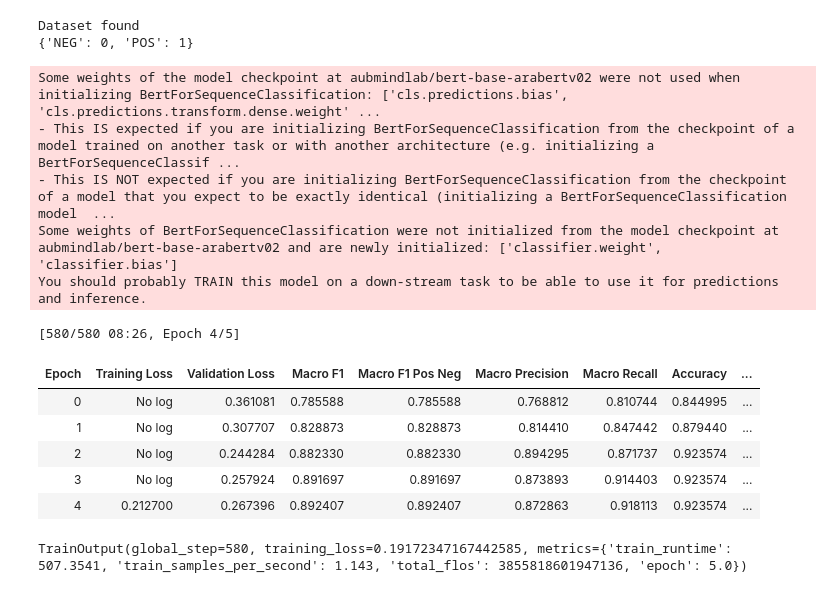
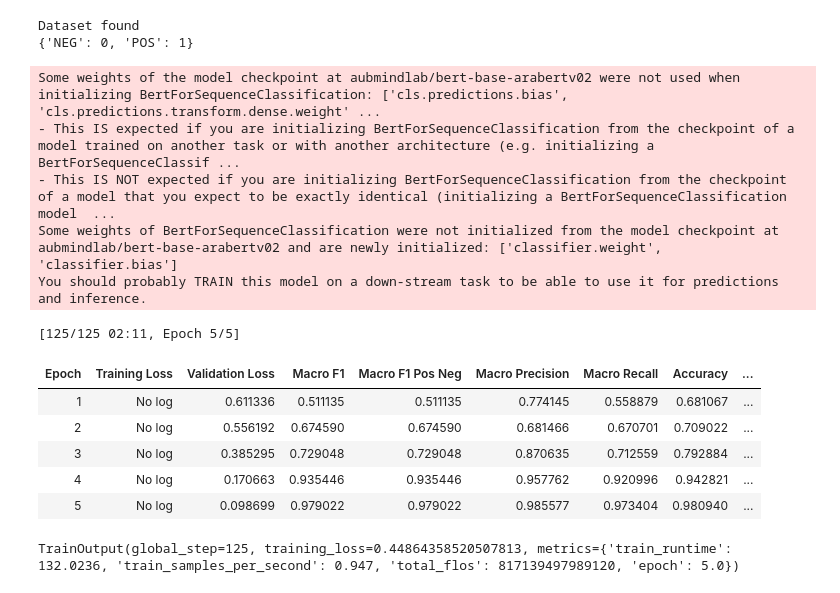
Before and after one commit to fouad89/arabicNLP, a Jupyter notebook: AraBERT_intent.ipynb, the cells around one changed output. Cells and saved outputs as stored; diff of their text form; code cells hidden in the pictures.

Commit message:
intent and strength of intent

```diff
--- a/AraBERT_intent.ipynb
+++ b/AraBERT_intent.ipynb
@@ -501,33 +502,33 @@ selected_dataset.test[DATA_COLUMN] = selected_dataset.test[DATA_COLUMN].apply(la
 
 label_map = { v:index for index, v in enumerate(selected_dataset.label_list) }
 print(label_map)
-intent_train_dataset = BERTDataset(selected_dataset.train[DATA_COLUMN].to_list(),selected_dataset.train['strength'].to_list(),model_name,max_len,label_map)
-intent_test_dataset = BERTDataset(selected_dataset.test[DATA_COLUMN].to_list(),selected_dataset.test['strength'].to_list(),model_name,max_len,label_map)
+strength_train_dataset = BERTDataset(selected_dataset.train[DATA_COLUMN].to_list(),selected_dataset.train['strength'].to_list(),model_name,max_len,label_map)
+strength_test_dataset = BERTDataset(selected_dataset.test[DATA_COLUMN].to_list(),selected_dataset.test['strength'].to_list(),model_name,max_len,label_map)
 # %% [output]
 Dataset found
 {'NEG': 0, 'POS': 1}
 # %%
 strength_trainer = Trainer(
     model = model_init(),
     args = training_args,
-    train_dataset = train_dataset,
-    eval_dataset=test_dataset,
+    train_dataset = strength_train_dataset,
+    eval_dataset=strength_train_dataset,
     compute_metrics=compute_metrics,
 )
 strength_trainer.train()
 # %% [output]
 Some weights of the model checkpoint at aubmindlab/bert-base-arabertv02 were not used when initializing BertForSequenceClassification: ['cls.predictions.bias', 'cls.predictions.transform.dense.weight' ...
 - This IS expected if you are initializing BertForSequenceClassification from the checkpoint of a model trained on another task or with another architecture (e.g. initializing a BertForSequenceClassif ...
 - This IS NOT expected if you are initializing BertForSequenceClassification from the checkpoint of a model that you expect to be exactly identical (initializing a BertForSequenceClassification model  ...
 Some weights of BertForSequenceClassification were not initialized from the model checkpoint at aubmindlab/bert-base-arabertv02 and are newly initialized: ['classifier.weight', 'classifier.bias']
 You should probably TRAIN this model on a down-stream task to be able to use it for predictions and inference.
-[580/580 08:26, Epoch 4/5]
+[125/125 02:11, Epoch 5/5]
 | Epoch | Training Loss | Validation Loss | Macro F1 | Macro F1 Pos Neg | Macro Precision | Macro Recall | Accuracy | ... |
-| 0 | No log | 0.361081 | 0.785588 | 0.785588 | 0.768812 | 0.810744 | 0.844995 | ... |
-| 1 | No log | 0.307707 | 0.828873 | 0.828873 | 0.814410 | 0.847442 | 0.879440 | ... |
-| 2 | No log | 0.244284 | 0.882330 | 0.882330 | 0.894295 | 0.871737 | 0.923574 | ... |
-| 3 | No log | 0.257924 | 0.891697 | 0.891697 | 0.873893 | 0.914403 | 0.923574 | ... |
-| 4 | 0.212700 | 0.267396 | 0.892407 | 0.892407 | 0.872863 | 0.918113 | 0.923574 | ... |
+| 1 | No log | 0.611336 | 0.511135 | 0.511135 | 0.774145 | 0.558879 | 0.681067 | ... |
+| 2 | No log | 0.556192 | 0.674590 | 0.674590 | 0.681466 | 0.670701 | 0.709022 | ... |
+| 3 | No log | 0.385295 | 0.729048 | 0.729048 | 0.870635 | 0.712559 | 0.792884 | ... |
+| 4 | No log | 0.170663 | 0.935446 | 0.935446 | 0.957762 | 0.920996 | 0.942821 | ... |
+| 5 | No log | 0.098699 | 0.979022 | 0.979022 | 0.985577 | 0.973404 | 0.980940 | ... |
-TrainOutput(global_step=580, training_loss=0.19172347167442585, metrics={'train_runtime': 507.3541, 'train_samples_per_second': 1.143, 'total_flos': 3855818601947136, 'epoch': 5.0})
+TrainOutput(global_step=125, training_loss=0.44864358520507813, metrics={'train_runtime': 132.0236, 'train_samples_per_second': 0.947, 'total_flos': 817139497989120, 'epoch': 5.0})
 # %%
 strength_trainer.save_model("/content/drive/MyDrive/Thesis implementation/Arabert_fine-tuned/strength")
```
Also changed, not shown: parts of 5 cells of this notebook.
